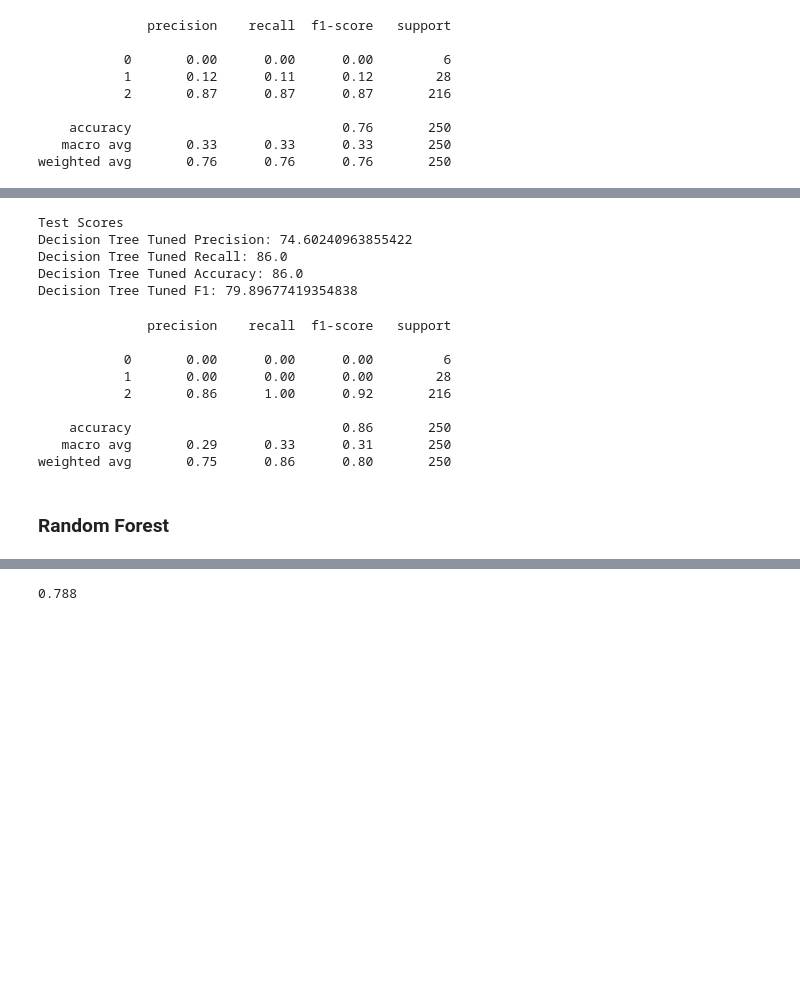
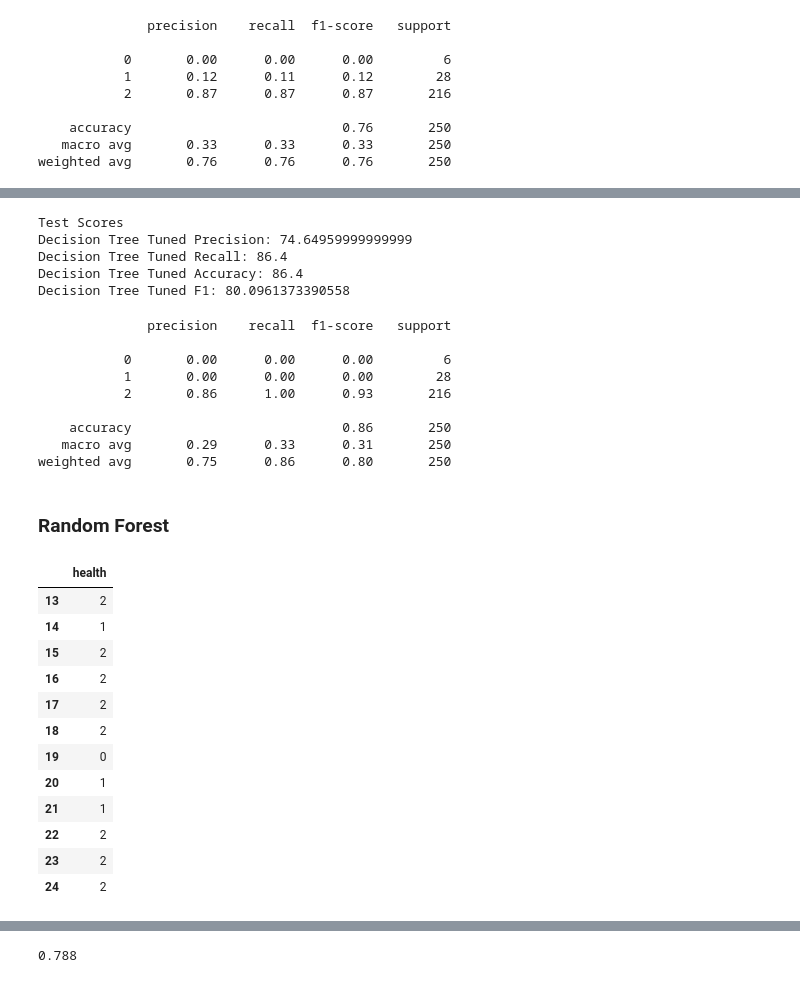
Before and after one commit to Benjamin2817/NYC_Tree_Health_Classification, a Jupyter notebook: Modeling_Lite.ipynb, the cells around one changed output, grey strips where cells are left out. Cells and saved outputs as stored; diff of their text form; code cells hidden in the pictures; blank space fills up the shorter version.

```diff
--- a/Modeling_Lite.ipynb
+++ b/Modeling_Lite.ipynb
@@ -69,4 +84,4 @@ weighted avg       0.76      0.76      0.76       250
 # %%
 path = dt_classifier_default_params.cost_complexity_pruning_path(X_train_mini, y_train_mini)
 ## Gather all alphas except for the last one which would return only the root node
-ccp_alphas = path.ccp_alphas[:-1]
+ccp_alphas = path.ccp_alphas[1:-1]
@@ -76,7 +115,7 @@ dt_param_grid = {
     'max_depth': [None, 2, 5, 10, 15, 20],
     'min_samples_split': [2, 5, 10],
     'min_samples_leaf': [1, 2, 5, 10],
-    'ccp_alpha': np.sort(ccp_alphas)[list(range(0, 67, 10))]
+    'ccp_alpha': np.sort(ccp_alphas)[list(range(0, 66, 10))]
 }
 # %%
 dt_grid_search = GridSearchCV(DecisionTreeClassifier(random_state=42), dt_param_grid, cv=5)
@@ -110,7 +147,7 @@ print(f'Decision Tree Tuned Accuracy: {score_retreiver(y_test_mini, dt_best_para
 print(f'Decision Tree Tuned F1: {score_retreiver(y_test_mini, dt_best_parameters_predictions)[3]}')
 # %% [output]
 Test Scores
-Decision Tree Tuned Precision: 74.60240963855422
-Decision Tree Tuned Recall: 86.0
-Decision Tree Tuned Accuracy: 86.0
-Decision Tree Tuned F1: 79.89677419354838
+Decision Tree Tuned Precision: 74.64959999999999
+Decision Tree Tuned Recall: 86.4
+Decision Tree Tuned Accuracy: 86.4
+Decision Tree Tuned F1: 80.0961373390558
@@ -121,7 +165,7 @@ print(classification_report(y_test_mini, dt_best_parameters_predictions))
 
            0       0.00      0.00      0.00         6
            1       0.00      0.00      0.00        28
-           2       0.86      1.00      0.92       216
+           2       0.86      1.00      0.93       216
 
     accuracy                           0.86       250
    macro avg       0.29      0.33      0.31       250
@@ -132,3 +176,19 @@ weighted avg       0.75      0.86      0.80       250
 # plt.show()
 # %% [markdown]
 ### Random Forest
+# %%
+y_train_mini[13:25]
+# %% [output]
+|  | health |
+| 13 | 2 |
+| 14 | 1 |
+| 15 | 2 |
+| 16 | 2 |
+| 17 | 2 |
+| 18 | 2 |
+| 19 | 0 |
+| 20 | 1 |
+| 21 | 1 |
+| 22 | 2 |
+| 23 | 2 |
+| 24 | 2 |
```
Also changed, not shown: parts of 22 cells of this notebook, 1 other file.
